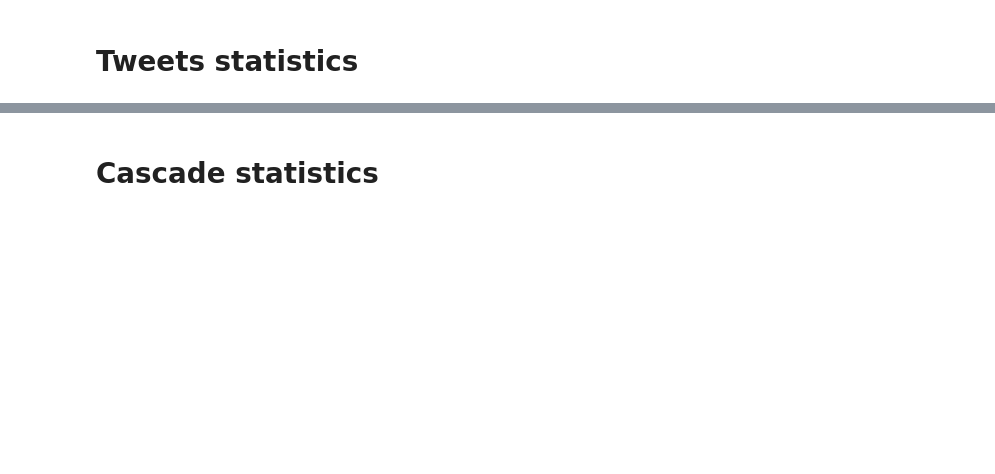
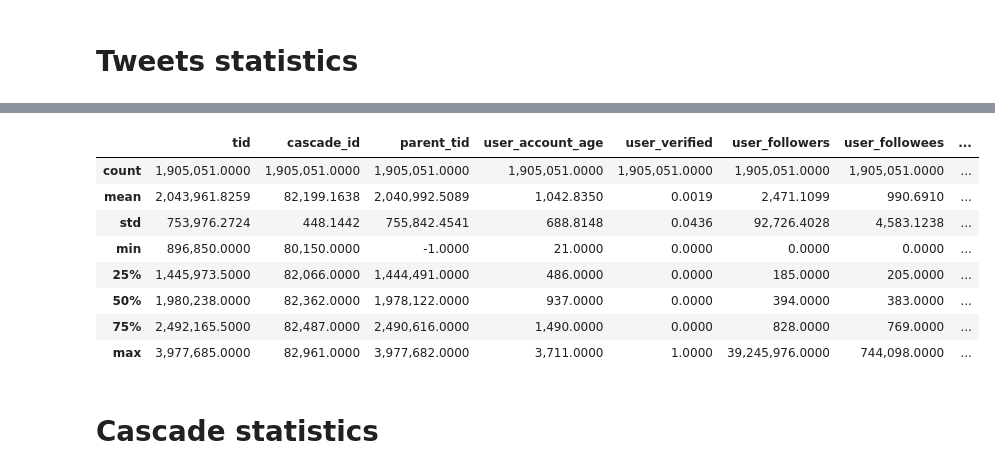
Before and after one commit to remo48/ViralityPrediction, a Jupyter notebook: notebooks/cascade_statistics.ipynb, the cells around one changed output, grey strips where cells are left out. Saved outputs shown, nothing was run; the diff lists cells and outputs as text; code cells hidden in the pictures; blank space fills up the shorter version.

```diff
--- a/notebooks/cascade_statistics.ipynb
+++ b/notebooks/cascade_statistics.ipynb
@@ -59,3 +65,16 @@ tweets.head(5)
+# %%
+pd.options.display.float_format = '{:,.4f}'.format
+tweets.describe()
+# %% [output]
+|  | tid | cascade_id | parent_tid | user_account_age | user_verified | user_followers | user_followees | ... |
+| count | 1,905,051.0000 | 1,905,051.0000 | 1,905,051.0000 | 1,905,051.0000 | 1,905,051.0000 | 1,905,051.0000 | 1,905,051.0000 | ... |
+| mean | 2,043,961.8259 | 82,199.1638 | 2,040,992.5089 | 1,042.8350 | 0.0019 | 2,471.1099 | 990.6910 | ... |
+| std | 753,976.2724 | 448.1442 | 755,842.4541 | 688.8148 | 0.0436 | 92,726.4028 | 4,583.1238 | ... |
+| min | 896,850.0000 | 80,150.0000 | -1.0000 | 21.0000 | 0.0000 | 0.0000 | 0.0000 | ... |
+| 25% | 1,445,973.5000 | 82,066.0000 | 1,444,491.0000 | 486.0000 | 0.0000 | 185.0000 | 205.0000 | ... |
+| 50% | 1,980,238.0000 | 82,362.0000 | 1,978,122.0000 | 937.0000 | 0.0000 | 394.0000 | 383.0000 | ... |
+| 75% | 2,492,165.5000 | 82,487.0000 | 2,490,616.0000 | 1,490.0000 | 0.0000 | 828.0000 | 769.0000 | ... |
+| max | 3,977,685.0000 | 82,961.0000 | 3,977,682.0000 | 3,711.0000 | 1.0000 | 39,245,976.0000 | 744,098.0000 | ... |
 # %% [markdown]
 # Cascade statistics
 # %%
```
Also changed, not shown: parts of 16 cells of this notebook, 8 other files.
